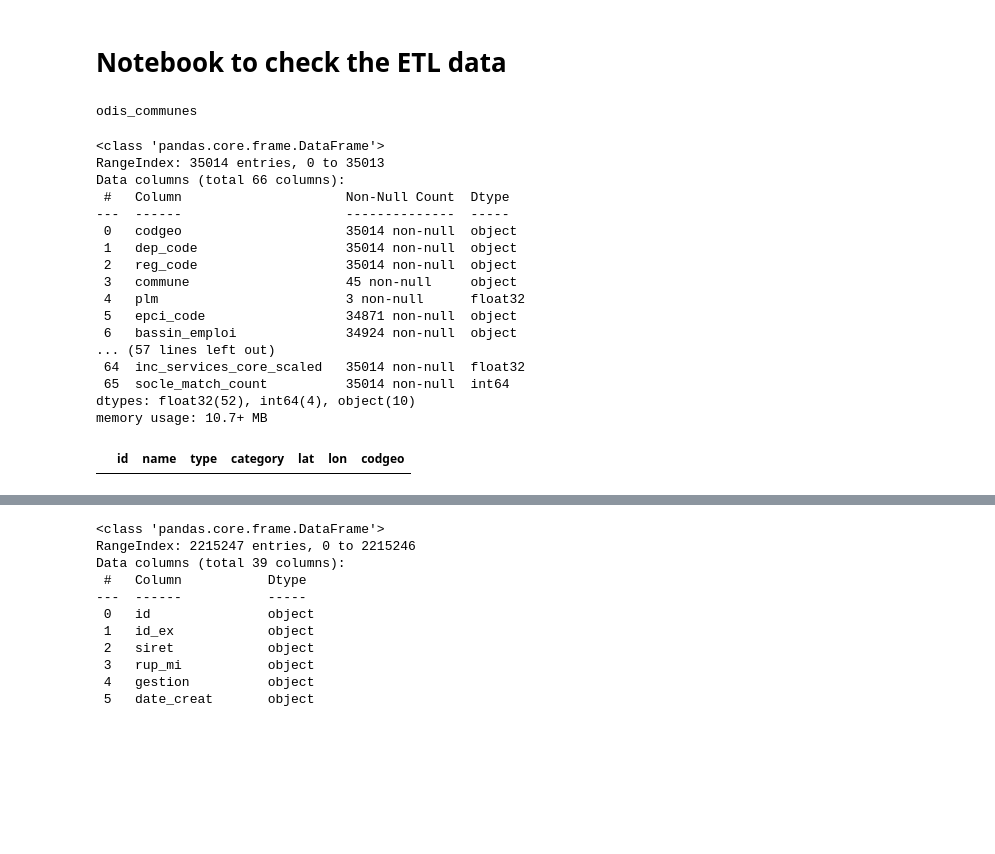
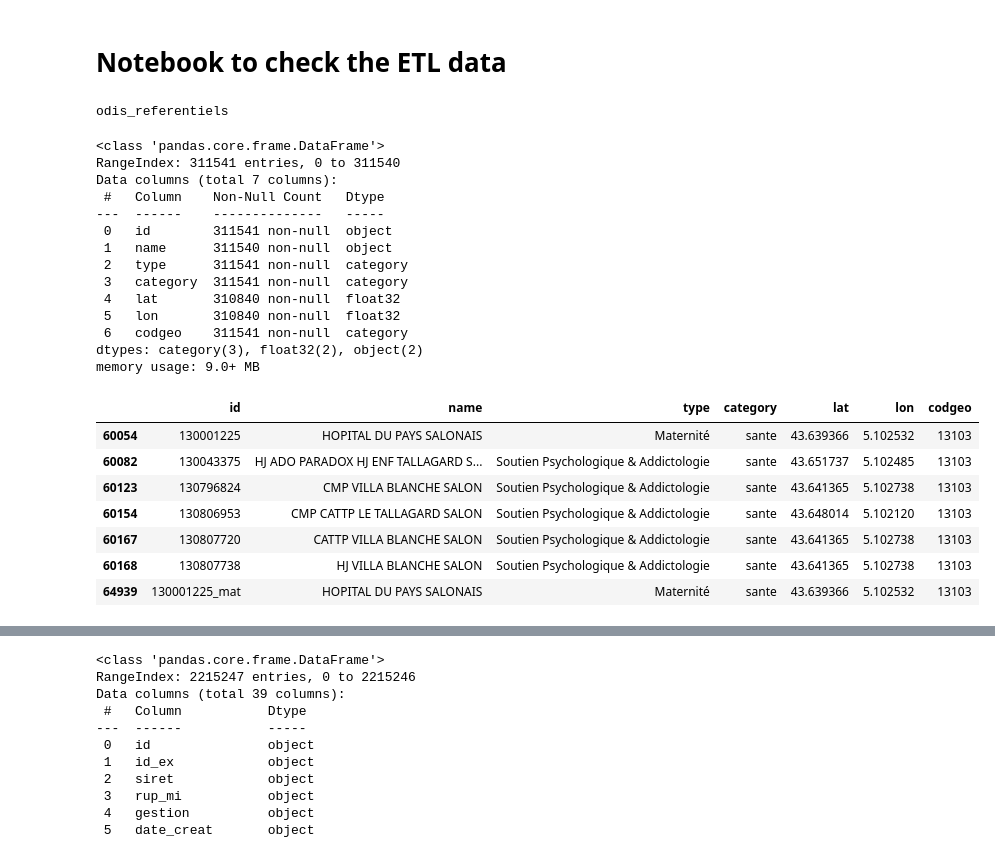
Before and after one commit to jbesan/13_odis_stream2, a Jupyter notebook: notebooks/odis_check_data.ipynb, the cells around one changed output, grey strips where cells are left out. Cells and saved outputs as stored; diff of their text form; code cells hidden in the pictures; blank space fills up the shorter version.

```diff
--- a/notebooks/odis_check_data.ipynb
+++ b/notebooks/odis_check_data.ipynb
@@ -13,34 +13,38 @@ data_folder_path = os.path.join(os.getcwd(), '..', 'data')
 files_in_data_folder = os.listdir(data_folder_path)
 
 for file_name in files_in_data_folder:
-    if file_name.endswith('communes.parquet'):
+    if file_name.endswith('referentiels.parquet'):
         df_name = file_name.replace('.parquet', '')
         file_path = os.path.join(data_folder_path, file_name)
         globals()[df_name] = pd.read_parquet(file_path)
         print(df_name)
 # %% [output]
-odis_communes
+odis_referentiels
 # %%
-odis_communes.info()
+odis_pois.info()
 # %% [output]
 <class 'pandas.core.frame.DataFrame'>
-RangeIndex: 35014 entries, 0 to 35013
-Data columns (total 66 columns):
- #   Column                     Non-Null Count  Dtype
----  ------                     --------------  -----
- 0   codgeo                     35014 non-null  object
- 1   dep_code                   35014 non-null  object
- 2   reg_code                   35014 non-null  object
- 3   commune                    45 non-null     object
- 4   plm                        3 non-null      float32
- 5   epci_code                  34871 non-null  object
- 6   bassin_emploi              34924 non-null  object
-... (57 lines left out)
- 64  inc_services_core_scaled   35014 non-null  float32
- 65  socle_match_count          35014 non-null  int64
-dtypes: float32(52), int64(4), object(10)
-memory usage: 10.7+ MB
+RangeIndex: 311541 entries, 0 to 311540
+Data columns (total 7 columns):
+ #   Column    Non-Null Count   Dtype
+---  ------    --------------   -----
+ 0   id        311541 non-null  object
+ 1   name      311540 non-null  object
+ 2   type      311541 non-null  category
+ 3   category  311541 non-null  category
+ 4   lat       310840 non-null  float32
+ 5   lon       310840 non-null  float32
+ 6   codgeo    311541 non-null  category
+dtypes: category(3), float32(2), object(2)
+memory usage: 9.0+ MB
 # %%
-odis_pois[odis_pois['name'].str.contains('WEMOOV', case=False, na=False)]
+odis_pois[(odis_pois['codgeo'] == '13103') & (odis_pois['category'] == 'sante')].head(20)
 # %% [output]
 |  | id | name | type | category | lat | lon | codgeo |
+| 60054 | 130001225 | HOPITAL DU PAYS SALONAIS | Maternité | sante | 43.639366 | 5.102532 | 13103 |
+| 60082 | 130043375 | HJ ADO PARADOX HJ ENF TALLAGARD S... | Soutien Psychologique & Addictologie | sante | 43.651737 | 5.102485 | 13103 |
+| 60123 | 130796824 | CMP VILLA BLANCHE SALON | Soutien Psychologique & Addictologie | sante | 43.641365 | 5.102738 | 13103 |
+| 60154 | 130806953 | CMP CATTP LE TALLAGARD SALON | Soutien Psychologique & Addictologie | sante | 43.648014 | 5.102120 | 13103 |
+| 60167 | 130807720 | CATTP VILLA BLANCHE SALON | Soutien Psychologique & Addictologie | sante | 43.641365 | 5.102738 | 13103 |
+| 60168 | 130807738 | HJ VILLA BLANCHE SALON | Soutien Psychologique & Addictologie | sante | 43.641365 | 5.102738 | 13103 |
+| 64939 | 130001225_mat | HOPITAL DU PAYS SALONAIS | Maternité | sante | 43.639366 | 5.102532 | 13103 |
```
Also changed, not shown: parts of 11 cells of this notebook, 10 other files.
